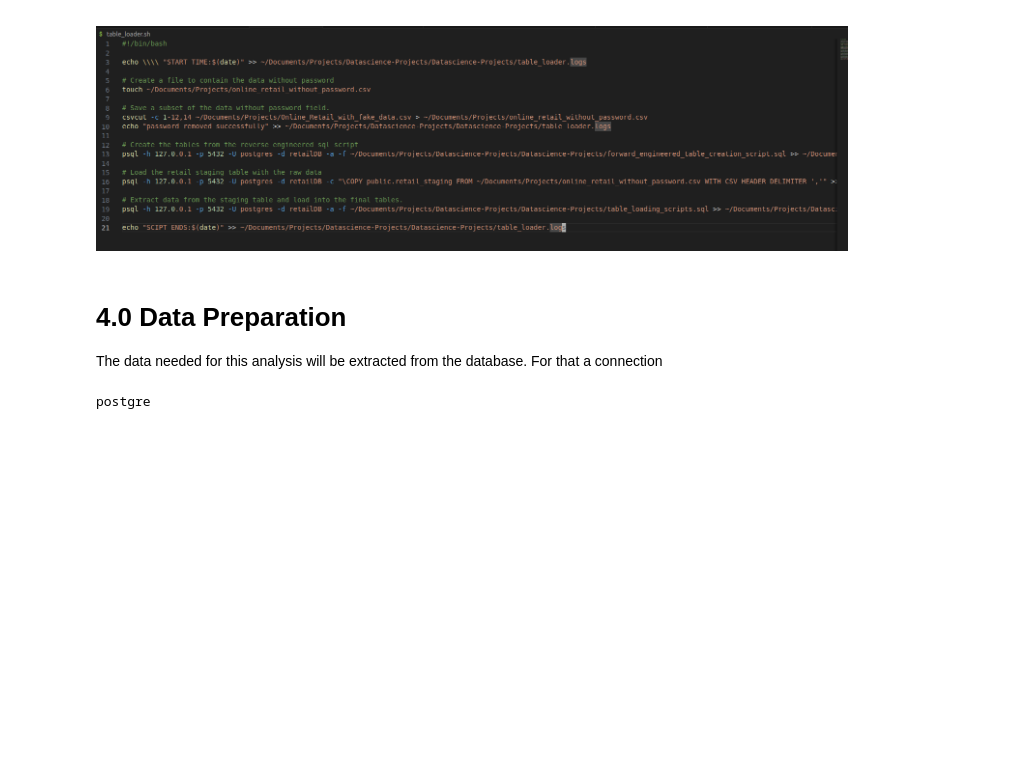
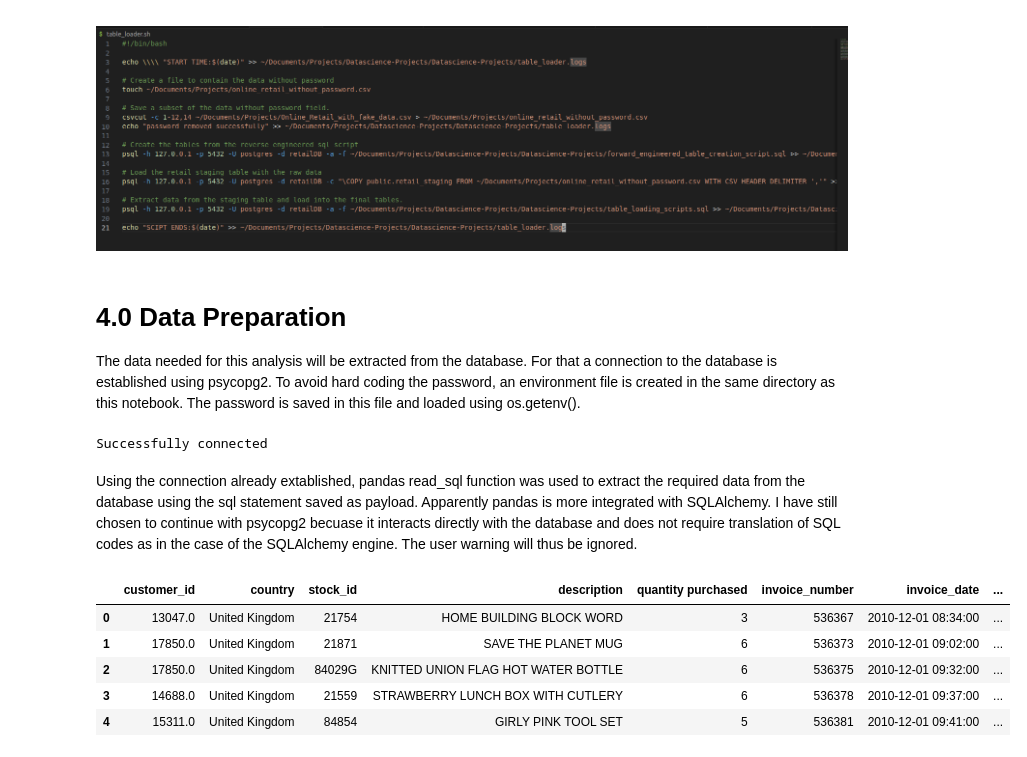
Before and after one commit to asoyewole/Customer-Segmentation-Project-for-a-Retail-Company, a Jupyter notebook: Segmentation and Recommendation project.ipynb, the cells around one changed output. Cells and saved outputs as stored; diff of their text form; code cells hidden in the pictures; blank space fills up the shorter version.

Commit message:
update data preparation up to data cleansing

```diff
--- a/Segmentation and Recommendation project.ipynb
+++ b/Segmentation and Recommendation project.ipynb
@@ -62,22 +62,22 @@ A bash script was written to execute all the SQL scripts. The postgreSQL passwor
 # %% [markdown]
 # 4.0 Data Preparation
 
-The data needed for this analysis will be extracted from the database. For that a connection
+The data needed for this analysis will be extracted from the database. For that a connection to the database is established using psycopg2. To avoid hard coding the password, an environment file is created in the same directory as this notebook. The password is saved in this file and loaded using os.getenv().
 # %%
 # Grab the password stored in .env file
 load_dotenv()
 pg_password = os.getenv('PASSWORD')
-print(pg_password)
-# # Try connecting to the database
-# conn = psycopg2.connect(database = 'retailDB',
-#                             user = 'postgres',
-#                             password = pg_password,
-#                             host = 'localhost',
-#                             port = '5432')
-# conn.autocommit = True
-# cur = conn.cursor()
-# print('Successfully connected')
-# # except:
-# #     print('connection failed')
+# Try connecting to the database
+try:
+    conn = psycopg2.connect(database = 'retailDB',
+                                user = 'postgres',
+                                password = pg_password,
+                                host = 'localhost',
+                                port = '5432')
+    conn.autocommit = True
+    cur = conn.cursor()
+    print('Successfully connected')
+except:
+    print('connection failed')
 # %% [output]
-postgre
+Successfully connected
@@ -86,0 +84,29 @@ conn.close()
+# %% [markdown]
+Using the connection already extablished, pandas read_sql function was used to extract the required data from the database using the sql statement saved as payload. Apparently pandas is more integrated with SQLAlchemy. I have still chosen to continue with psycopg2 becuase it interacts directly with the database and does not require translation of SQL codes as in the case of the SQLAlchemy engine. The user warning will thus be ignored.
+# %%
+try:
+    payload = '''SELECT c.customer_id, c.country,
+                p.stock_id, p.description,
+                s."quantity purchased", s.invoice_number, s.invoice_date, s.unit_price
+            FROM public.customer_dim as c
+                LEFT JOIN public.stock_dim as p
+                    ON c.customer_key=p.stock_key
+                LEFT JOIN public.sales_measure as s
+                    ON c.customer_key=s.sales_id'''
+
+    df = pd.read_sql(payload, conn)
+
+except:
+    print('payload execution failed')
+finally:
+    cur.close()
+    conn.close()
+
+df.head()
+# %% [output]
+|  | customer_id | country | stock_id | description | quantity purchased | invoice_number | invoice_date | ... |
+| 0 | 13047.0 | United Kingdom | 21754 | HOME BUILDING BLOCK WORD | 3 | 536367 | 2010-12-01 08:34:00 | ... |
+| 1 | 17850.0 | United Kingdom | 21871 | SAVE THE PLANET MUG | 6 | 536373 | 2010-12-01 09:02:00 | ... |
+| 2 | 17850.0 | United Kingdom | 84029G | KNITTED UNION FLAG HOT WATER BOTTLE | 6 | 536375 | 2010-12-01 09:32:00 | ... |
+| 3 | 14688.0 | United Kingdom | 21559 | STRAWBERRY LUNCH BOX WITH CUTLERY | 6 | 536378 | 2010-12-01 09:37:00 | ... |
+| 4 | 15311.0 | United Kingdom | 84854 | GIRLY PINK TOOL SET | 5 | 536381 | 2010-12-01 09:41:00 | ... |
```
Also changed, not shown: parts of 12 cells of this notebook.
